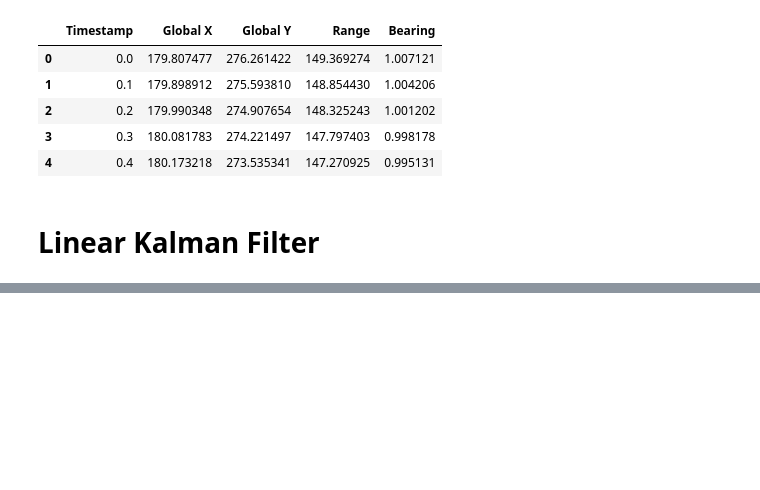
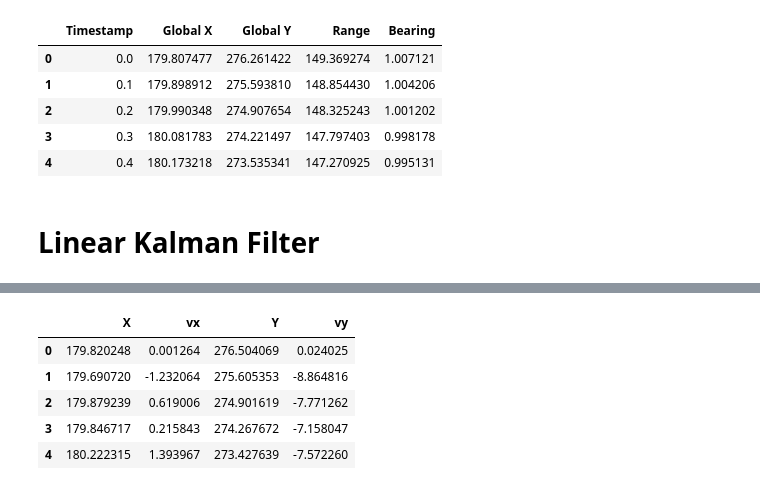
Before and after one commit to viperyl/Notes, a Jupyter notebook: ARS/Practice1/Code.ipynb, the cells around one changed output, grey strips where cells are left out. Drawn from its saved outputs; the diff is of its cells as text; code cells hidden in the pictures; blank space fills up the shorter version.

```diff
--- a/ARS/Practice1/Code.ipynb
+++ b/ARS/Practice1/Code.ipynb
@@ -116,6 +127,12 @@ ds_y = 0.5 * ay_m * dt ** 2
 dv_x = ax_m * dt
 dv_y = ay_m * dt
 # %%
-Q = np.array([[1, 0],
-              [0, 1]])
+# Q = [[(dt**6)/36, (dt**5)/12, (dt**4)/6, (dt**3)/6],
+#              [(dt**5)/12, (dt**4)/4,  (dt**3)/2, (dt**2)/2],
+#              [(dt**4)/6,  (dt**3)/2,   dt**2,     dt],
+#              [(dt**3)/6,  (dt**2)/2 ,  dt,        1.]]
+Q = np.array([[0, 0.001, 0, 0],
+              [0.001, 0.001, 0, 0],
+              [0, 0, 0, 0.001],
+              [0, 0, 0.001, 0.001]])
 # %%
@@ -130,0 +178,10 @@ for i in range(1, len(raw_data)):
+# %%
+df = pd.DataFrame(data = np.array(xs).reshape(-1,4), columns = ["X", "vx", "Y", "vy"])
+df.head(5)
+# %% [output]
+|  | X | vx | Y | vy |
+| 0 | 179.820248 | 0.001264 | 276.504069 | 0.024025 |
+| 1 | 179.690720 | -1.232064 | 275.605353 | -8.864816 |
+| 2 | 179.879239 | 0.619006 | 274.901619 | -7.771262 |
+| 3 | 179.846717 | 0.215843 | 274.267672 | -7.158047 |
+| 4 | 180.222315 | 1.393967 | 273.427639 | -7.572260 |
```
Also changed, not shown: parts of 16 cells of this notebook.
